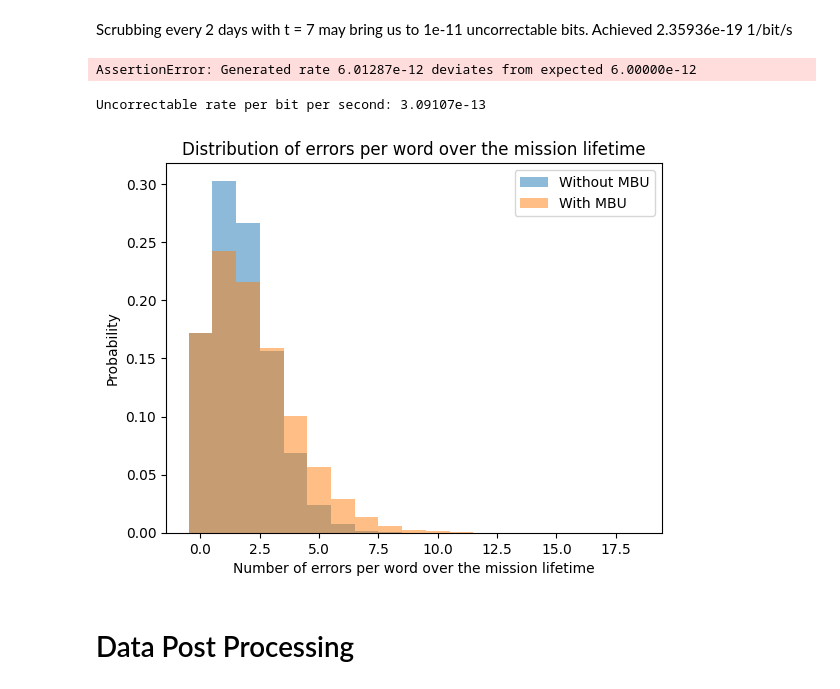
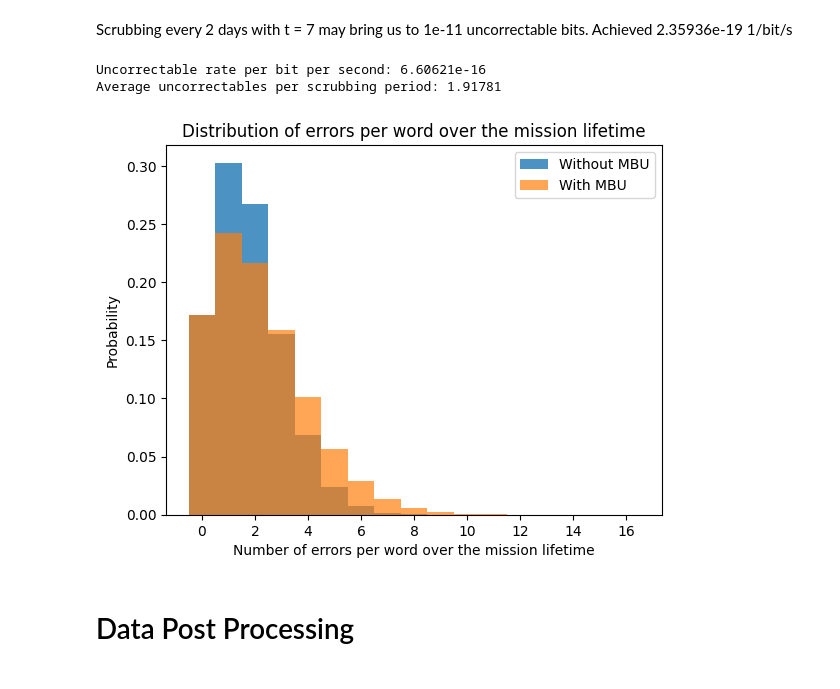
Before and after one commit to gbellume/DDP, a Jupyter notebook: fault_inj.ipynb, the cells around one changed output. Cells and saved outputs as stored; diff of their text form; code cells hidden in the pictures.

```diff
--- a/fault_inj.ipynb
+++ b/fault_inj.ipynb
@@ -27,8 +27,8 @@ errors = np.zeros(num_words)
 errors_nombu = np.zeros(num_words)
 
 batch_size = 10_000
-runs = 50
-write = True
+runs = 1
+write = False
 cycles = trange(runs, desc="Simulating runs")
 for run in cycles:
     errors.fill(0)
@@ -45,7 +45,7 @@ for run in cycles:
             mask = np.arange(k.max()) < k[:, None]
             k += (extra * mask).sum(axis=1)
 
-            uncorrectables += np.sum(k > 2)
+            uncorrectables += np.sum(k > 4)
             errors[start:end] += k
 
     # After each run, display the summary neatly
@@ -62,24 +62,30 @@ for run in cycles:
     if write:
         with open("runs_jack.csv", "a") as f:
             f.write(f"\n{np.sum(errors)},{generated_rate:.5e},{uncorrectables},{fails_bit:.5e}")
-# %% [output]
-AssertionError: Generated rate 6.01287e-12 deviates from expected 6.00000e-12
 # %%
 fail_bit_second = uncorrectables / (total_memory * 8 * mission_lifetime * 365 * 24 * 3600)
 print(f"Uncorrectable rate per bit per second: {fail_bit_second:.5e}")
+unc_scrub = uncorrectables / n_scrub
+print(f"Average uncorrectables per scrubbing period: {unc_scrub:.5f}")
 # %% [output]
-Uncorrectable rate per bit per second: 3.09107e-13
+Uncorrectable rate per bit per second: 6.60621e-16
+Average uncorrectables per scrubbing period: 1.91781
 # %%
-# Plotting distribution of errors per word with an histogram
-plt.hist(errors_nombu, bins=np.arange(-0.5, int(np.max(errors_nombu)) + 0.5), density=True, alpha=0.5, label='Without MBU')
-plt.hist(errors, bins=np.arange(-0.5, int(np.max(errors)) + 0.5), density=True, alpha=0.5, label='With MBU')
+from matplotlib.ticker import MaxNLocator
+
+bins = np.arange(-0.5, max(errors.max(), errors_nombu.max()) + 1.5, 1)
+plt.hist(errors_nombu, bins=bins, density=True, alpha=0.8, label='Without MBU')
+plt.hist(errors, bins=bins, density=True, alpha=0.7, label='With MBU')
+
 plt.xlabel('Number of errors per word over the mission lifetime')
 plt.ylabel('Probability')
 plt.title('Distribution of errors per word over the mission lifetime')
 plt.legend()
+plt.gca().xaxis.set_major_locator(MaxNLocator(integer=True))
+
 plt.show()
 # %% [output]
-[figure, old version]
+[figure, new version]
 # %% [markdown]
 # Data Post Processing
 # %% [markdown]
```
Also changed, not shown: parts of 1 cell of this notebook, 9 other files.
